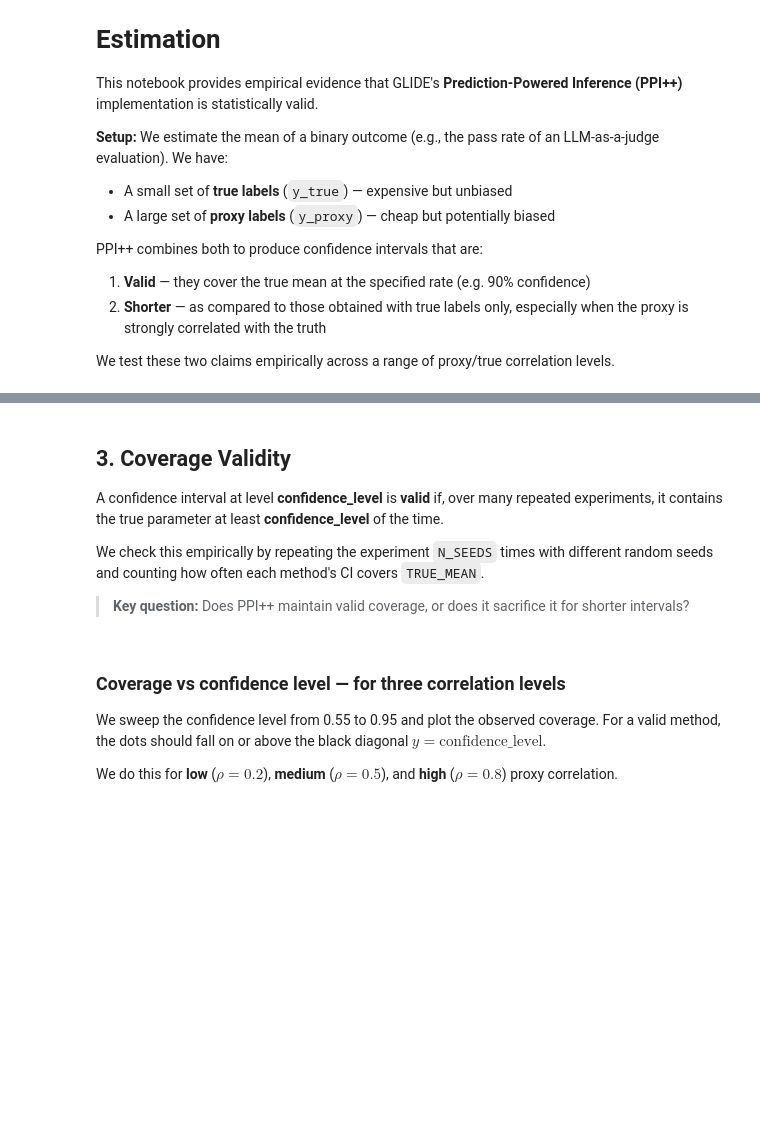
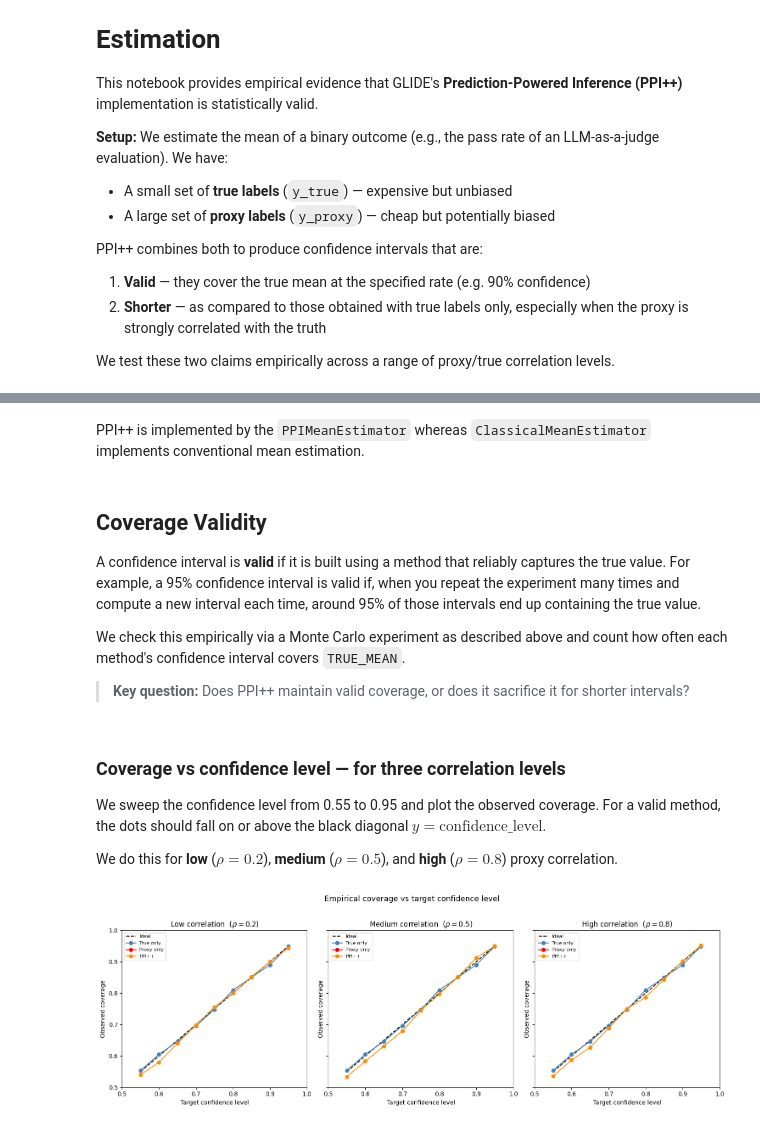
Before and after one commit to EmertonData/glide, a Jupyter notebook: docs/deep_dive/ppi_validation.ipynb, the cells around one changed output, grey strips where cells are left out. Saved outputs shown, nothing was run; the diff lists cells and outputs as text; code cells hidden in the pictures; blank space fills up the shorter version.

Commit message:
revised based on scientific validity v2 ticket

```diff
--- a/docs/deep_dive/ppi_validation.ipynb
+++ b/docs/deep_dive/ppi_validation.ipynb
@@ -37,6 +59,6 @@ N_SEEDS = 1000
 METHODS = ['True only', 'Proxy only', 'PPI++']
 
 correlations   = np.arange(0.1, 0.95, 0.1)
-correlations_3 = [0.2, 0.5, 0.8]  # low, medium and high values
+correlations_lmh = [0.2, 0.5, 0.8]  # low, medium and high values
 corr_labels    = ["Low", "Medium", "High"]
 # %% [markdown]
@@ -48,7 +70,7 @@ It generates correlated binary labels `(y_true, y_proxy)` for `N_TRUE` items, pl
 The `correlation` parameter controls the Pearson correlation between true and proxy labels on the labeled subset.
 # %%
 # Single example dataset for illustration
-example_dataset = generate_dataset_binary(
+dataset = generate_dataset_binary(
     n=N_TRUE,
     N=N_PROXY,
     true_mean=TRUE_MEAN,
@@ -57,4 +79,4 @@ example_dataset = generate_dataset_binary(
     random_seed=42,
 )
 
-data_array = example_dataset.to_numpy(fields=["y_true", "y_proxy"])
+data_array = dataset.to_numpy(fields=["y_true", "y_proxy"])
@@ -82,6 +101,6 @@ The function below computes means and confidence intervals using three methods :
 # %%
 def generate_estimates(dataset, confidence_level=CONFIDENCE_LEVEL):
-    """Return mean, std, and CI for all three methods."""
+    """Return mean, std, and Confidence Interval for all three methods."""
     # --- PPI++ ---
     ppi_result = PPIMeanEstimator().estimate(
         dataset,
@@ -119,6 +138,8 @@ def generate_estimates(dataset, confidence_level=CONFIDENCE_LEVEL):
             "ess":  ppi_result.effective_sample_size,
         },
     }
+# %% [markdown]
+PPI++ is implemented by the `PPIMeanEstimator` whereas `ClassicalMeanEstimator` implements conventional mean estimation.
 # %%
 def simulate_all(correlation, n_seeds=N_SEEDS):
     """Single Monte Carlo loop: cache per-seed mean, std, and ESS for each method."""
@@ -160,11 +181,11 @@ def coverage_with_errbar(hit_array, confidence_level=CONFIDENCE_LEVEL):
     r = ClassicalMeanEstimator().estimate(ds, y_field="hit", confidence_level=confidence_level)
     return r.mean, r.confidence_interval.lower_bound, r.confidence_interval.upper_bound
 # %% [markdown]
-## 3. Coverage Validity
+## Coverage Validity
 
-A confidence interval at level **confidence_level** is **valid** if, over many repeated experiments, it contains the true parameter at least **confidence_level** of the time.
+A confidence interval is **valid** if it is built using a method that reliably captures the true value. For example, a 95% confidence interval is valid if, when you repeat the experiment many times and compute a new interval each time, around 95% of those intervals end up containing the true value.
 
-We check this empirically by repeating the experiment `N_SEEDS` times with different random seeds and counting how often each method's CI covers `TRUE_MEAN`.
+We check this empirically via a Monte Carlo experiment as described above and count how often each method's confidence interval covers `TRUE_MEAN`.
 
 > **Key question:** Does PPI++ maintain valid coverage, or does it sacrifice it for shorter intervals?
 # %% [markdown]
@@ -176,36 +197,37 @@ For a valid method, the dots should fall on or above the black diagonal $y = \te
 We do this for **low** ($\rho = 0.2$), **medium** ($\rho = 0.5$), and **high** ($\rho = 0.8$) proxy correlation.
 # %%
 # Make simulation for each correlation level
-raw_stats = {rho: simulate_all(rho) for rho in correlations}
+raw_stats = {correlation: simulate_all(correlation) for correlation in correlations}
 
 confidence_levels = np.arange(0.55, 1.00, 0.05)
 
-# Derive coverage for every (rho, cl) pair
-coverage_by_corr_cl = {}
-for rho in correlations_3:
-    coverage_by_corr_cl[rho] = {}
-    for cl in confidence_levels:
-        hits = compute_hits(raw_stats[rho], cl)
-        coverage_by_corr_cl[rho][cl] = {m: float(np.mean(hits[m])) for m in METHODS}
+# Derive coverage for every (correlation, confidence_level) pair
+coverage = {}
+for correlation in correlations_lmh:
+    coverage[correlation] = {}
+    for confidence_level in confidence_levels:
+        hits = compute_hits(raw_stats[correlation], confidence_level)
+        coverage[correlation][confidence_level] = {method: float(np.mean(hits[method])) for method in METHODS}
 # %%
 fig, axes = plt.subplots(1, 3, figsize=(15, 5), sharey=True)
-plot_methods = ['True only', 'PPI++']
-colors = {'True only': 'steelblue', 'PPI++': 'darkorange'}
+colors = {'True only': 'steelblue', 'PPI++': 'darkorange', 'Proxy only': 'red'}
 
-for ax, rho, label in zip(axes, correlations_3, corr_labels):
+for ax, correlation, label in zip(axes, correlations_lmh, corr_labels):
     ax.plot(confidence_levels, confidence_levels, color='black', lw=1.5,
             linestyle='--', label='Ideal')
-    for m in plot_methods:
-        obs = [coverage_by_corr_cl[rho][cl][m] for cl in confidence_levels]
-        ax.plot(confidence_levels, obs, marker='o', label=m, color=colors[m])
+    for method in METHODS:
+        obs = [coverage[correlation][cl][method] for cl in confidence_levels]
+        ax.plot(confidence_levels, obs, marker='o', label=method, color=colors[method])
     ax.set_xlabel('Target confidence level')
     ax.set_ylabel('Observed coverage')
-    ax.set_title(f'{label} correlation  ($\\rho = {rho}$)')
+    ax.set_title(f'{label} correlation  ($\\rho = {correlation}$)')
     ax.legend(fontsize=8)
     ax.set_xlim(0.5, 1.0)
     ax.set_ylim(0.5, 1.0)
 
 fig.suptitle('Empirical coverage vs target confidence level', fontsize=13, y=1.02)
 plt.tight_layout()
 plt.show()
+# %% [output]
+[figure, added]
 # %% [markdown]
```
Also changed, not shown: parts of 18 cells of this notebook.
